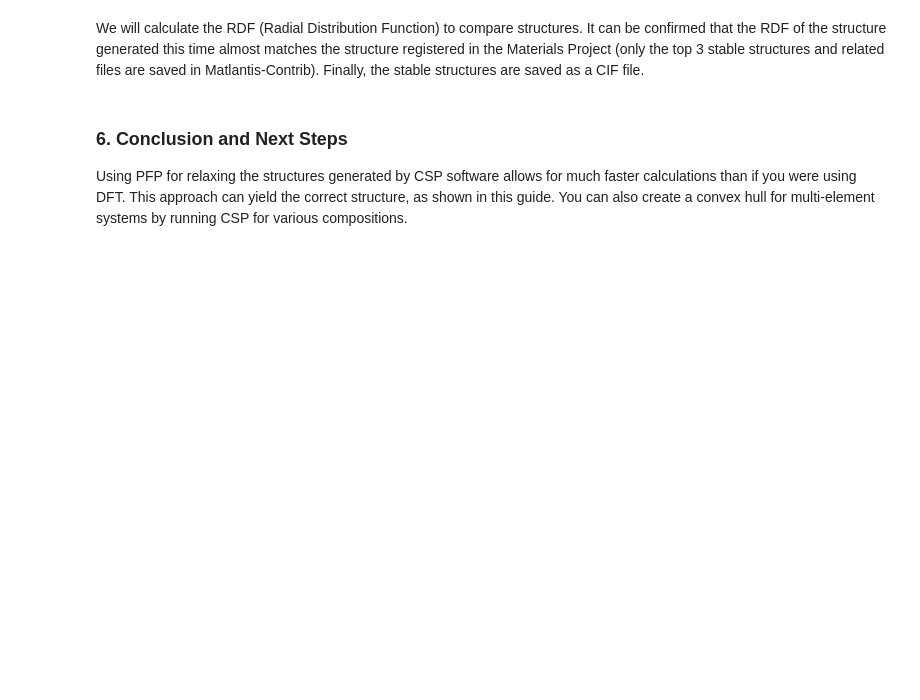
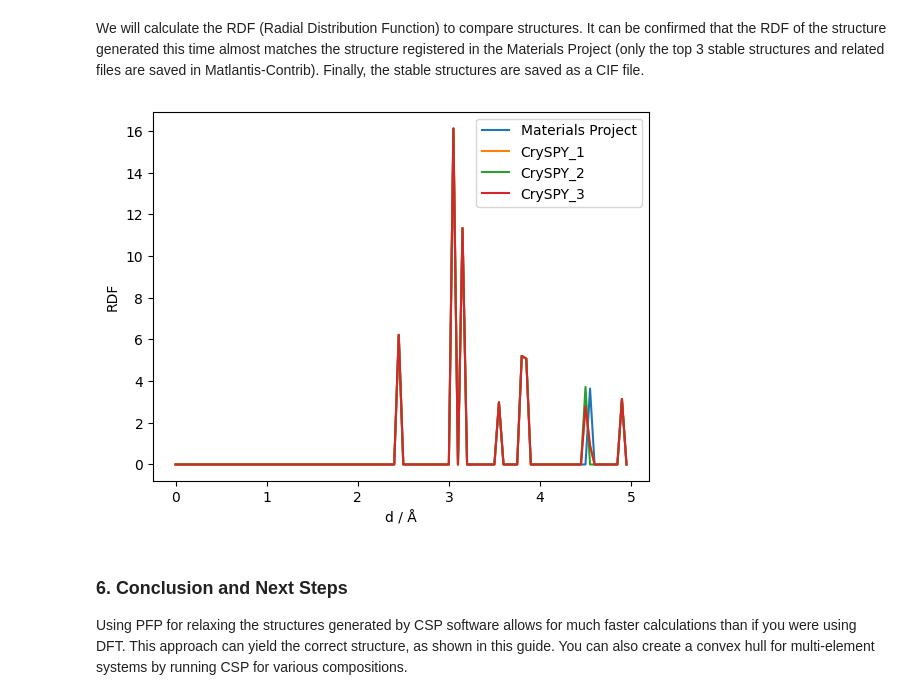
Before and after one commit to matlantis-pfcc/matlantis-contrib, a Jupyter notebook: matlantis_contrib_examples/cryspy_ase_ea/cryspy_starter_ase_en.ipynb, the cells around one changed output. Cells and saved outputs as stored; diff of their text form; code cells hidden in the pictures; blank space fills up the shorter version.

```diff
--- a/matlantis_contrib_examples/cryspy_ase_ea/cryspy_starter_ase_en.ipynb
+++ b/matlantis_contrib_examples/cryspy_ase_ea/cryspy_starter_ase_en.ipynb
@@ -146,9 +151,10 @@ def filter_structure(atoms_cell):
 
 if filter_structure(atoms.cell):
     atoms.set_constraint([FixSymmetry(atoms)])
-    opt = LBFGSASEOptFeature(n_run=10000,
+    opt = LBFGSASEOptFeature(n_run=1000,
                              filter=True,
                              estimator_fn=pfp_estimator_fn(
+                                 model_version="v5.0.0",
                                  calc_mode=EstimatorCalcMode.CRYSTAL_U0,
                              ),
                             )
@@ -257,47 +278,54 @@ df_sorted.head(10)
 # %% [markdown]
 We will calculate the RDF (Radial Distribution Function) to compare structures. It can be confirmed that the RDF of the structure generated this time almost matches the structure registered in the Materials Project (only the top 3 stable structures and related files are saved in Matlantis-Contrib). Finally, the stable structures are saved as a CIF file.
 # %%
-# get structural data in Materials Project as Atoms object
+# Materials Project登録データをAtomsオブジェクトとして取得
 atoms = read("./input/cif/CaSi.cif")
 atoms.set_constraint([FixSymmetry(atoms)])
-opt = LBFGSASEOptFeature(filter=True)
+opt = LBFGSASEOptFeature(filter=True,
+                         estimator_fn = pfp_estimator_fn(
+                             model_version="v5.0.0",
+                             calc_mode=EstimatorCalcMode.CRYSTAL_U0,
+                         ),
+                        )
 result_opt = opt(atoms)
 result_opt.atoms.ase_atoms.set_constraint()
 
-# get the top 3 structures
+# 上位3構造を取得
 stable_index = df_sorted.index[:3]
 atoms_list = [result_opt.atoms.ase_atoms]
 for idx in stable_index:
     file_path = f"./output/work/fin/{str(idx).zfill(6)}/CONTCAR"
     atoms_list.append(read(file_path))
 
-# plot RDF
+# RDFのプロット
 rmax = 5
 nbins = 100
 delta = [(rmax/nbins)*i for i in range(nbins)]
 for n, atoms in enumerate(atoms_list):
     atoms *= (5,5,5)
     ana = Analysis(atoms)
     rdf = ana.get_rdf(rmax,nbins,elements=["Ca","Si"])[0]
     if n == 0:
         plt.plot(delta, rdf, label="Materials Project")
     else:
         plt.plot(delta, rdf, label=f"CrySPY_{n}")
 
 plt.xlabel("d / Å")
 plt.ylabel("RDF")
 plt.legend()
 plt.show()
 
-# save as cif format
+# cif形式で保存
 os.makedirs("./output/cif", exist_ok = True)
 for n, atoms in enumerate(atoms_list):
     if n == 0:
         continue
     else:
         strct = AseAtomsAdaptor.get_structure(atoms)
         cw = CifWriter(strct, symprec=0.01)
         cw.write_file(f"./output/cif/CrySPY_{n}.cif")
+# %% [output]
+[figure, added]
 # %% [markdown]
 ### 6. Conclusion and Next Steps
 
```
Also changed, not shown: parts of 6 cells of this notebook, 8 other files.
